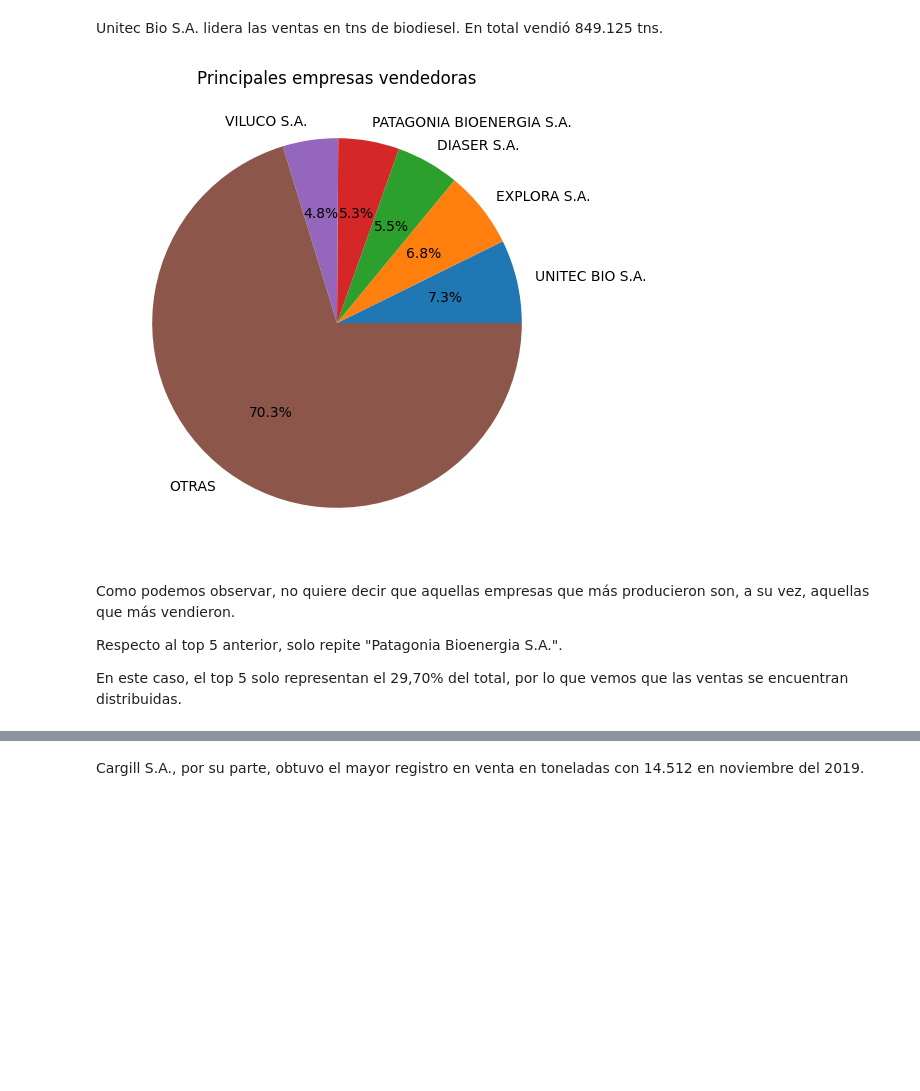
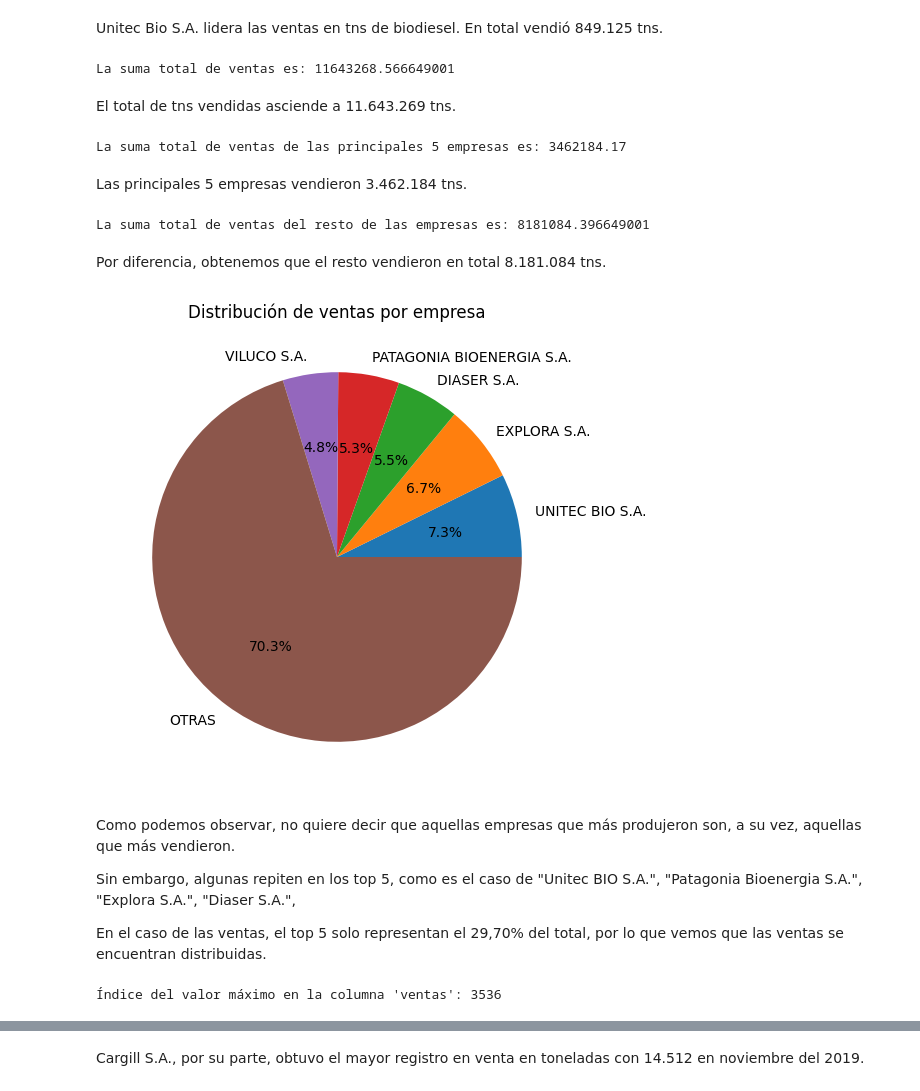
Before and after one commit to ejr271292/Proyecto, a Jupyter notebook: ProyectoDS_Parte1_Ruiz_Emanuel.ipynb, the cells around one changed output, grey strips where cells are left out. Drawn from its saved outputs; the diff is of its cells as text; code cells hidden in the pictures; blank space fills up the shorter version.

```diff
--- a/ProyectoDS_Parte1_Ruiz_Emanuel.ipynb
+++ b/ProyectoDS_Parte1_Ruiz_Emanuel.ipynb
@@ -483,24 +538,62 @@ VILUCO S.A.                  564251.77
 Name: VENTAS AL CORTE (TN), dtype: float64
 # %% [markdown]
 Unitec Bio S.A. lidera las ventas en tns de biodiesel. En total vendió 849.125 tns.
+# %%
+#Suma total de ventas:
+total_ventas = biodiesel_df['VENTAS AL CORTE (TN)'].sum()
+print("La suma total de ventas es:", total_ventas)
+# %% [output]
+La suma total de ventas es: 11643268.566649001
+# %% [markdown]
+El total de tns vendidas asciende a 11.643.269 tns.
+# %%
+#Suma total de ventas de las principales 5 empresas:
+total_ventas_5_empresas = empresas_mayores_ventas.sum()
+print("La suma total de ventas de las principales 5 empresas es:", total_ventas_5_empresas)
+# %% [output]
+La suma total de ventas de las principales 5 empresas es: 3462184.17
+# %% [markdown]
+Las principales 5 empresas vendieron 3.462.184 tns.
+# %%
+#Suma total de ventas del resto de las empresas:
+total_ventas_resto = total_ventas - total_ventas_5_empresas
+print("La suma total de ventas del resto de las empresas es:", total_ventas_resto)
+# %% [output]
+La suma total de ventas del resto de las empresas es: 8181084.396649001
+# %% [markdown]
+Por diferencia, obtenemos que el resto vendieron en total 8.181.084 tns.
 # %%
-#Gráfico principales empresas vendedoras:
-sizes = [7.29, 6.75, 5.52, 5.33, 4.85, 70.26]
-labels = ['UNITEC BIO S.A.', 'EXPLORA S.A.', 'DIASER S.A.', 'PATAGONIA BIOENERGIA S.A.', 'VILUCO S.A.', 'OTRAS']
+#Gráfico de distribución de ventas por empresa:
+ventas = {
+    'UNITEC BIO S.A.': 849125.28,
+    'EXPLORA S.A.': 785736.54,
+    'DIASER S.A.': 642590.77,
+    'PATAGONIA BIOENERGIA S.A.': 620479.81,
+    'VILUCO S.A.': 564251.77,
+    'OTRAS': 8181084.396649001}
 
-plt.figure(figsize=(6, 6))  # Ajusta el tamaño del gráfico
-plt.pie(sizes, labels=labels, autopct='%1.1f%%')
+sizes = [(ventas / total_ventas) * 100 for ventas in ventas.values()]
+labels = list(ventas.keys())
 
-plt.title('Principales empresas vendedoras')
+plt.figure(figsize=(6, 6)) # Ajusta el tamaño del gráfico
+plt.pie(sizes, labels=labels, autopct='%1.1f%%') # Hago el pieplot
+plt.title('Distribución de ventas por empresa')
 plt.show()
 # %% [output]
-[figure, old version]
+[figure, new version]
 # %% [markdown]
-Como podemos observar, no quiere decir que aquellas empresas que más producieron son, a su vez, aquellas que más vendieron.
+Como podemos observar, no quiere decir que aquellas empresas que más produjeron son, a su vez, aquellas que más vendieron.
 
-Respecto al top 5 anterior, solo repite "Patagonia Bioenergia S.A.".
+Sin embargo, algunas repiten en los top 5, como es el caso de "Unitec BIO S.A.",
+"Patagonia Bioenergia S.A.", "Explora S.A.", "Diaser S.A.",
 
-En este caso, el top 5 solo representan el 29,70% del total, por lo que vemos que las ventas se encuentran distribuidas.
+En el caso de las ventas, el top 5 solo representan el 29,70% del total, por lo que vemos que las ventas se encuentran distribuidas.
+# %%
+#Índice de empresa con mayor venta en tns:
+indice_maximo = biodiesel_df['VENTAS AL CORTE (TN)'].idxmax()
+print("Índice del valor máximo en la columna 'ventas':", indice_maximo)
+# %% [output]
+Índice del valor máximo en la columna 'ventas': 3536
 # %%
 #Empresa con mayor venta en tns:
 biodiesel_df.iloc[3536]
```
Also changed, not shown: parts of 150 cells of this notebook.
